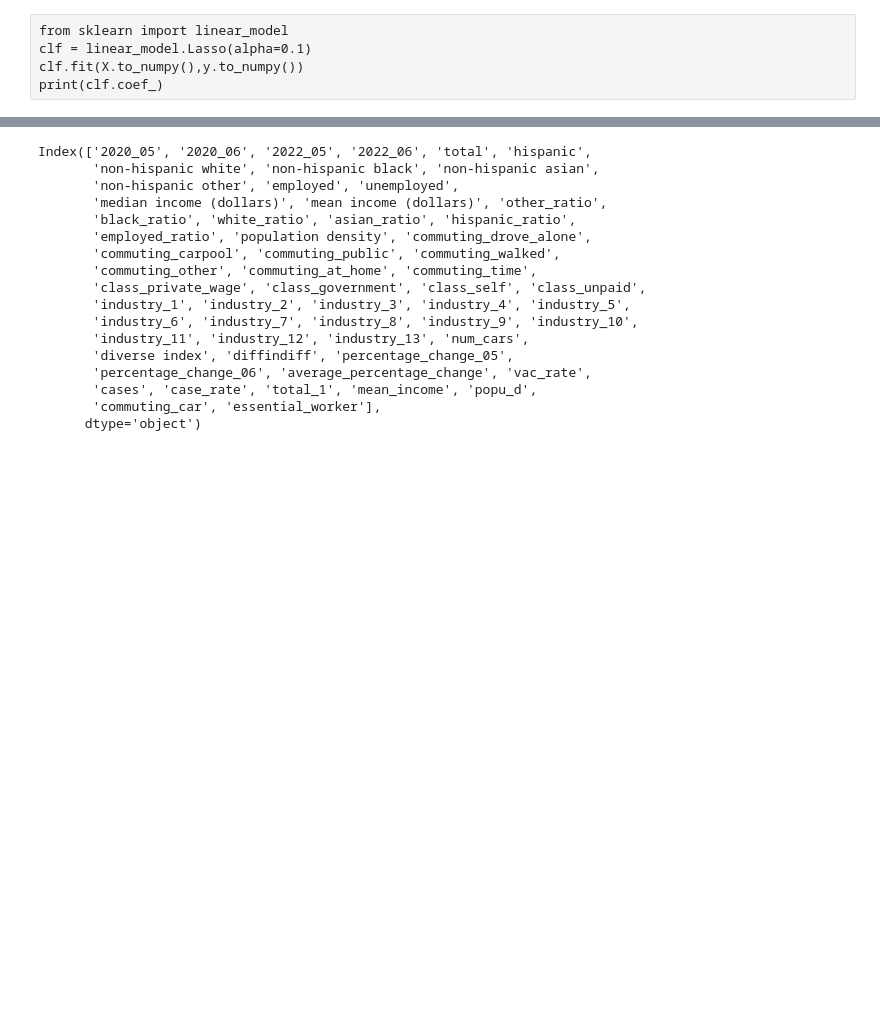
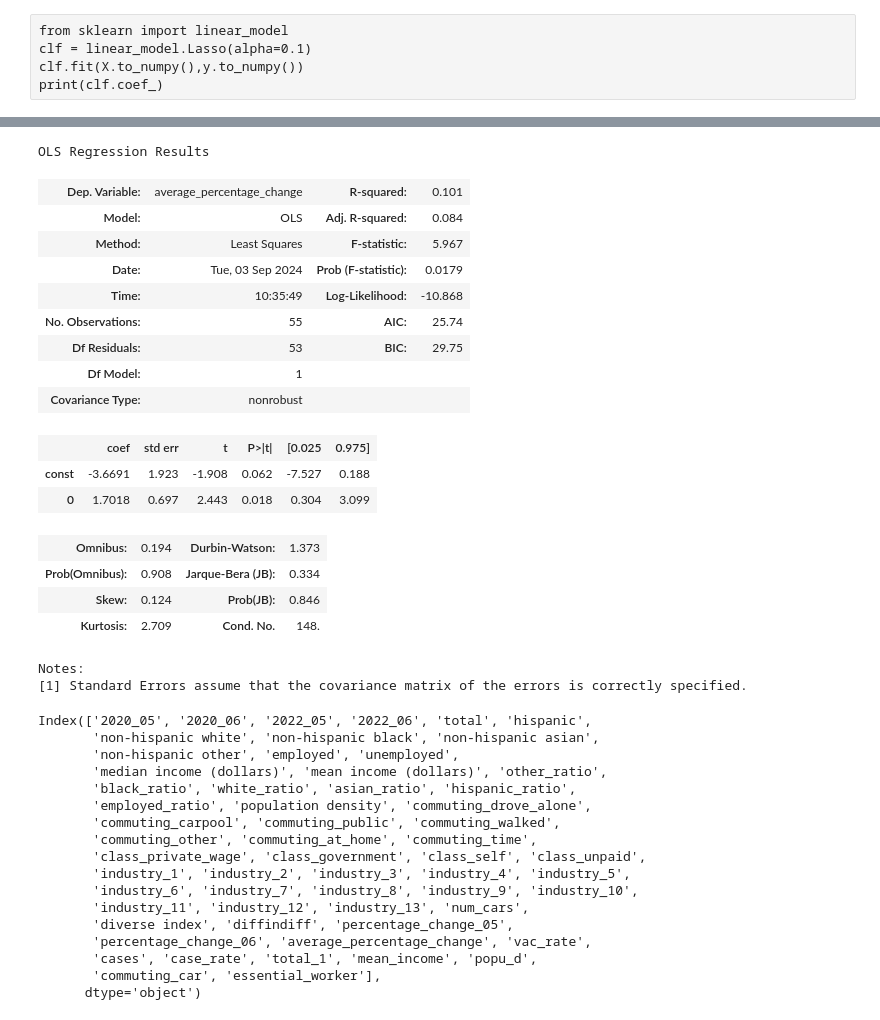
Before and after one commit to suyanpengzhang/Traffic-Analysis, a Jupyter notebook: Regression Sensors -- Zip Code Level.ipynb, the cells around one changed output, grey strips where cells are left out. Drawn from its saved outputs; the diff is of its cells as text; code cells hidden in the pictures; blank space fills up the shorter version.

```diff
--- a/Regression Sensors -- Zip Code Level.ipynb
+++ b/Regression Sensors -- Zip Code Level.ipynb
@@ -201,0 +209,2 @@ flow['essential_worker'] = essential_worker
+# %%
+flow = pd.read_pickle("revision2_data.pkl")
@@ -201,0 +263,23 @@ flow['essential_worker'] = essential_worker
+# %%
+import statsmodels.api as sm
+from statsmodels.sandbox.regression.gmm import IV2SLS
+
+# Assuming you have a dataset with endogenous variable `y`, endogenous regressor `x`, and instrument `z`
+
+# Define the endogenous and exogenous variables
+y = flow['average_percentage_change']
+x = flow['case_rate']
+z = flow['total']
+
+# Step 1: Regress the potentially endogenous variable on the instrument
+stage1 = sm.OLS(x, sm.add_constant(z)).fit()
+
+# Step 2: Use predicted values of endogenous variable as instruments
+x_hat = stage1.predict(sm.add_constant(z))
+
+# Step 3: Regress the outcome on the predicted values of the endogenous variable
+stage2 = sm.OLS(y, sm.add_constant(x_hat)).fit()
+
+# DWH test
+endog_test = sm.stats.diagnostic.linear_reset(stage2)
+print(endog_test)
@@ -202,3 +321,25 @@ flow['essential_worker'] = essential_worker
+# %%
+stage2.summary()
+# %% [output]
+OLS Regression Results
+| Dep. Variable: | average_percentage_change | R-squared: | 0.101 |
+| Model: | OLS | Adj. R-squared: | 0.084 |
+| Method: | Least Squares | F-statistic: | 5.967 |
+| Date: | Tue, 03 Sep 2024 | Prob (F-statistic): | 0.0179 |
+| Time: | 10:35:49 | Log-Likelihood: | -10.868 |
+| No. Observations: | 55 | AIC: | 25.74 |
+| Df Residuals: | 53 | BIC: | 29.75 |
+| Df Model: | 1 |  |  |
+| Covariance Type: | nonrobust |  |  |
+|  | coef | std err | t | P>|t| | [0.025 | 0.975] |
+| const | -3.6691 | 1.923 | -1.908 | 0.062 | -7.527 | 0.188 |
+| 0 | 1.7018 | 0.697 | 2.443 | 0.018 | 0.304 | 3.099 |
+| Omnibus: | 0.194 | Durbin-Watson: | 1.373 |
+| Prob(Omnibus): | 0.908 | Jarque-Bera (JB): | 0.334 |
+| Skew: | 0.124 | Prob(JB): | 0.846 |
+| Kurtosis: | 2.709 | Cond. No. | 148. |
+Notes:
+[1] Standard Errors assume that the covariance matrix of the errors is correctly specified.
 # %%
 flow.columns
 # %% [output]
```
Also changed, not shown: parts of 13 cells of this notebook, 2 other files.
